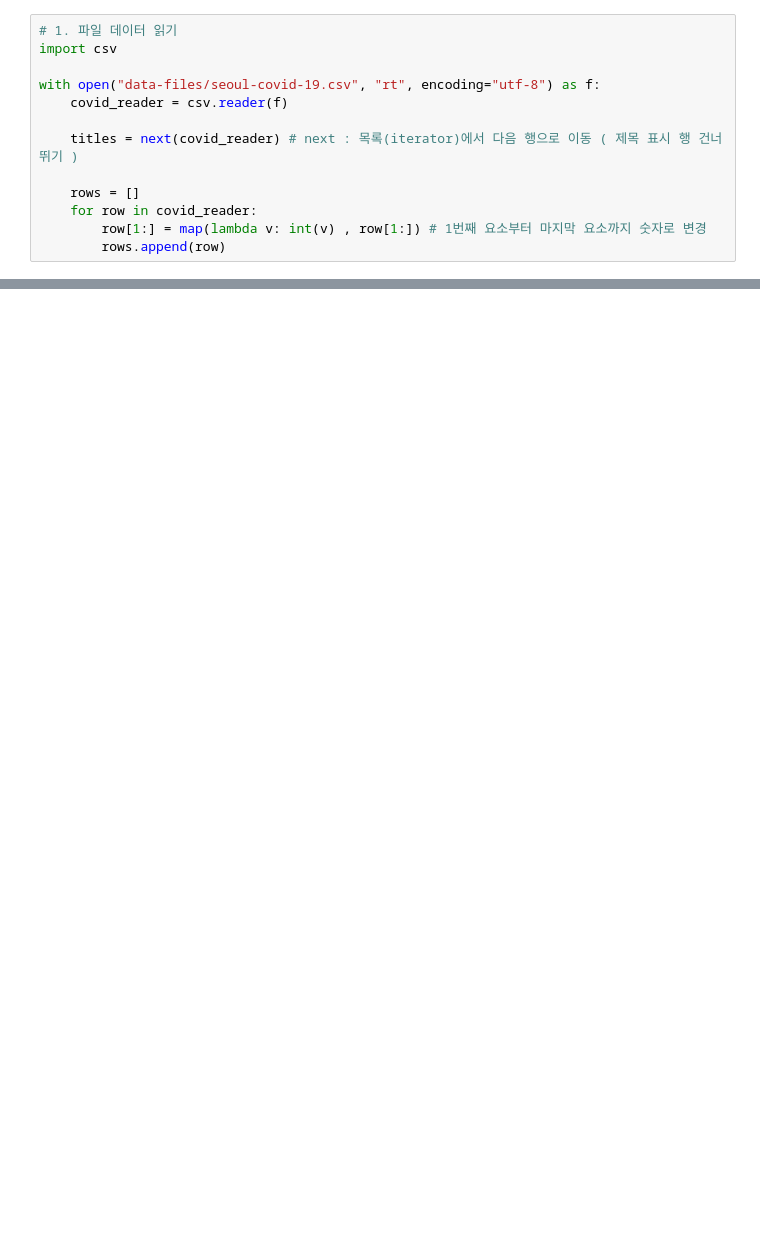
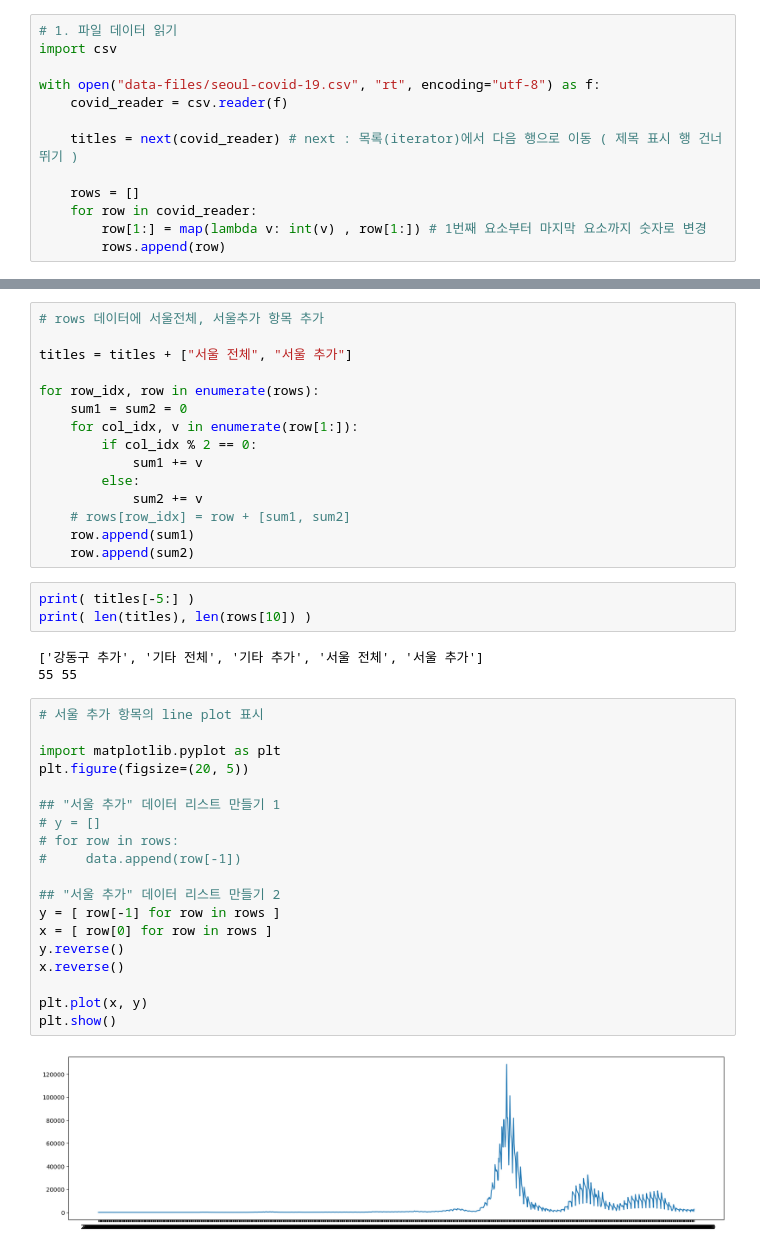
Before and after one commit to shared-repo/green-data-analysis, a Jupyter notebook: workspace/data-analysis-basic/example_03.ipynb, the cells around one changed output, grey strips where cells are left out. Drawn from its saved outputs; the diff is of its cells as text; blank space fills up the shorter version.

```diff
--- a/workspace/data-analysis-basic/example_03.ipynb
+++ b/workspace/data-analysis-basic/example_03.ipynb
@@ -33,0 +14,42 @@ with open("data-files/seoul-covid-19.csv", "rt", encoding="utf-8") as f:
+# %%
+# rows 데이터에 서울전체, 서울추가 항목 추가
+
+titles = titles + ["서울 전체", "서울 추가"]
+
+for row_idx, row in enumerate(rows):
+    sum1 = sum2 = 0
+    for col_idx, v in enumerate(row[1:]):
+        if col_idx % 2 == 0:
+            sum1 += v
+        else:
+            sum2 += v
+    # rows[row_idx] = row + [sum1, sum2]
+    row.append(sum1)
+    row.append(sum2)
+# %%
+print( titles[-5:] )
+print( len(titles), len(rows[10]) )
+# %% [output]
+['강동구 추가', '기타 전체', '기타 추가', '서울 전체', '서울 추가']
+55 55
+# %%
+# 서울 추가 항목의 line plot 표시
+
+import matplotlib.pyplot as plt
+plt.figure(figsize=(20, 5))
+
+## "서울 추가" 데이터 리스트 만들기 1
+# y = []
+# for row in rows:
+#     data.append(row[-1])
+
+## "서울 추가" 데이터 리스트 만들기 2
+y = [ row[-1] for row in rows ]
+x = [ row[0] for row in rows ]
+y.reverse()
+x.reverse()
+
+plt.plot(x, y)
+plt.show()
+# %% [output]
+[figure, added]
```
Also changed, not shown: parts of 2 cells of this notebook.
